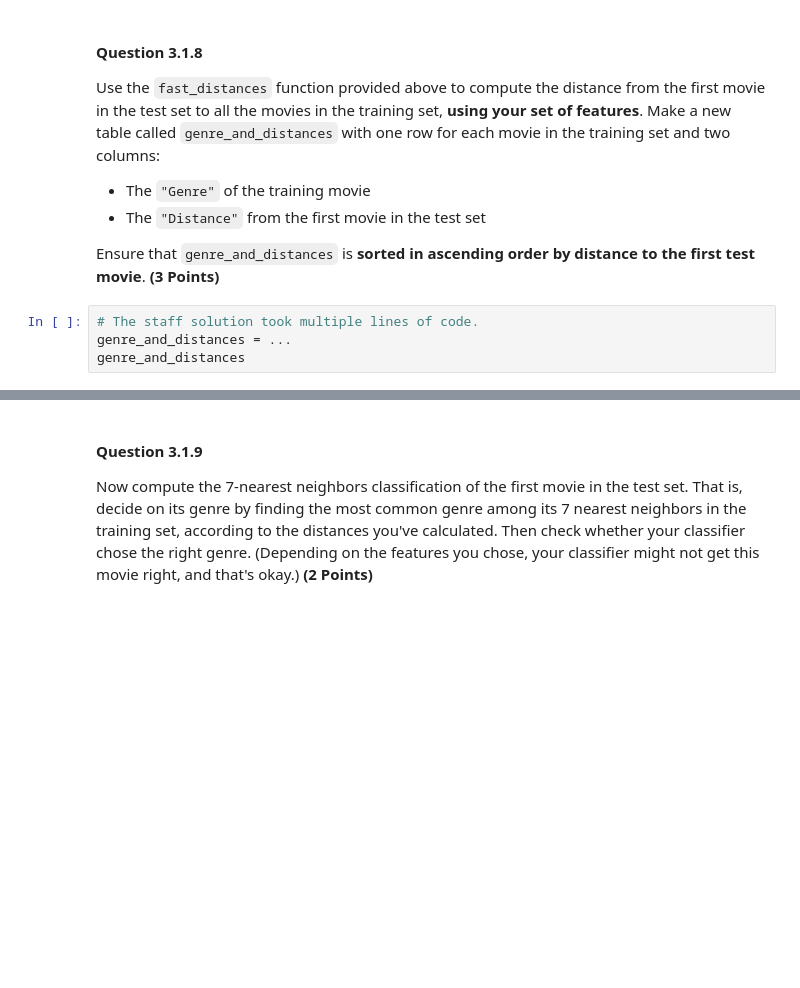
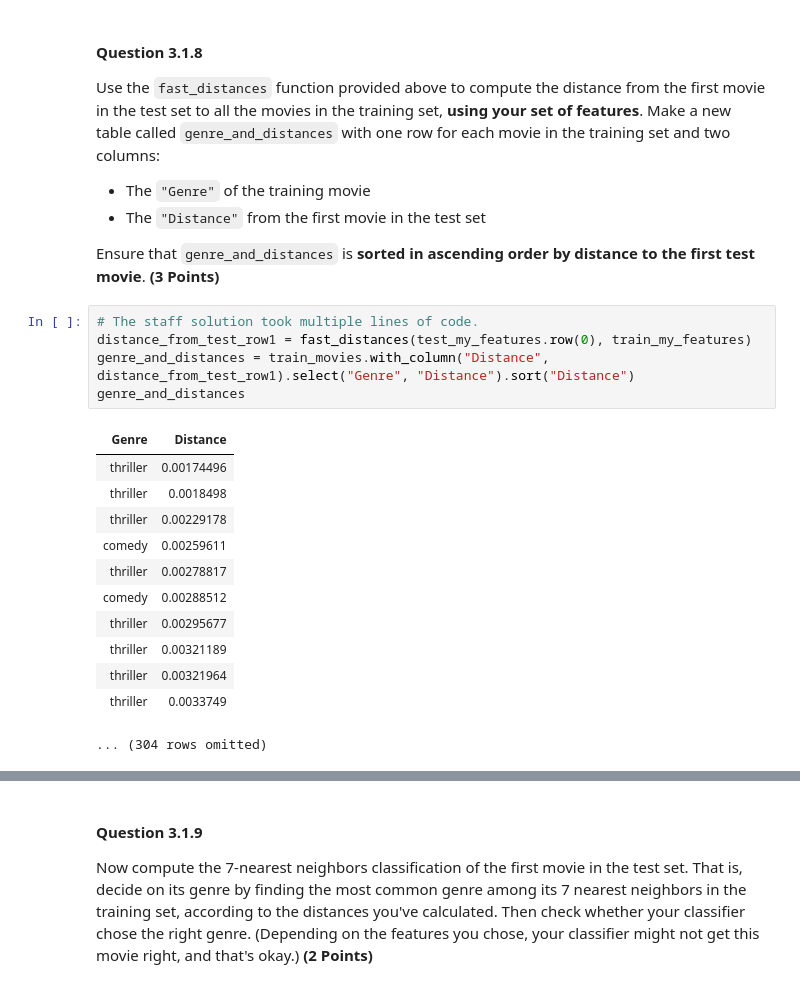
Before and after one commit to dthajal1/data-science-8, a Jupyter notebook: project/project2/project2.ipynb, the cells around one changed output, grey strips where cells are left out. Drawn from its saved outputs; the diff is of its cells as text; blank space fills up the shorter version.

```diff
--- a/project/project2/project2.ipynb
+++ b/project/project2/project2.ipynb
@@ -928,7 +951,21 @@ points:
 -->
 # %%
 # The staff solution took multiple lines of code.
-genre_and_distances = ...
+distance_from_test_row1 = fast_distances(test_my_features.row(0), train_my_features)
+genre_and_distances = train_movies.with_column("Distance", distance_from_test_row1).select("Genre", "Distance").sort("Distance")
 genre_and_distances
+# %% [output]
+| Genre | Distance |
+| thriller | 0.00174496 |
+| thriller | 0.0018498 |
+| thriller | 0.00229178 |
+| comedy | 0.00259611 |
+| thriller | 0.00278817 |
+| comedy | 0.00288512 |
+| thriller | 0.00295677 |
+| thriller | 0.00321189 |
+| thriller | 0.00321964 |
+| thriller | 0.0033749 |
+... (304 rows omitted)
 # %%
 grader.check("q3_1_8")
```
Also changed, not shown: parts of 43 cells of this notebook, 2 other files.
